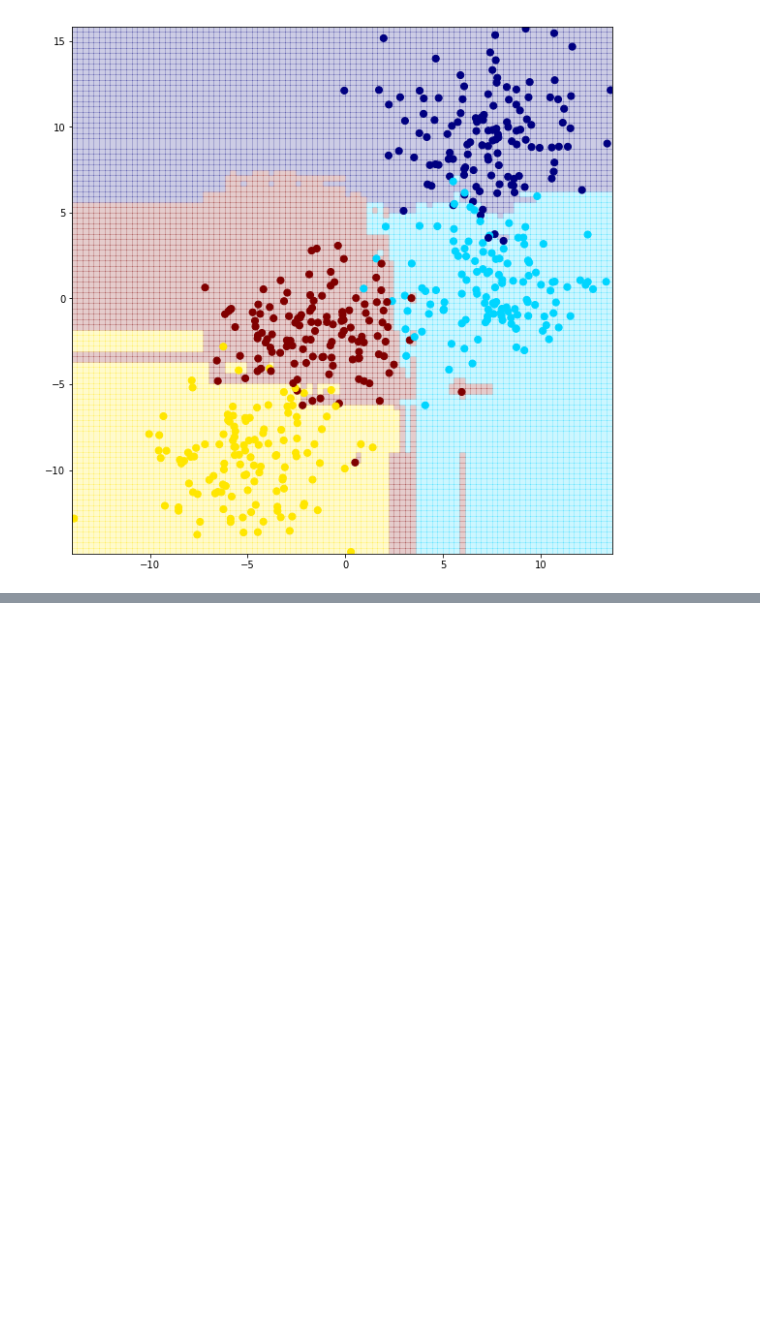
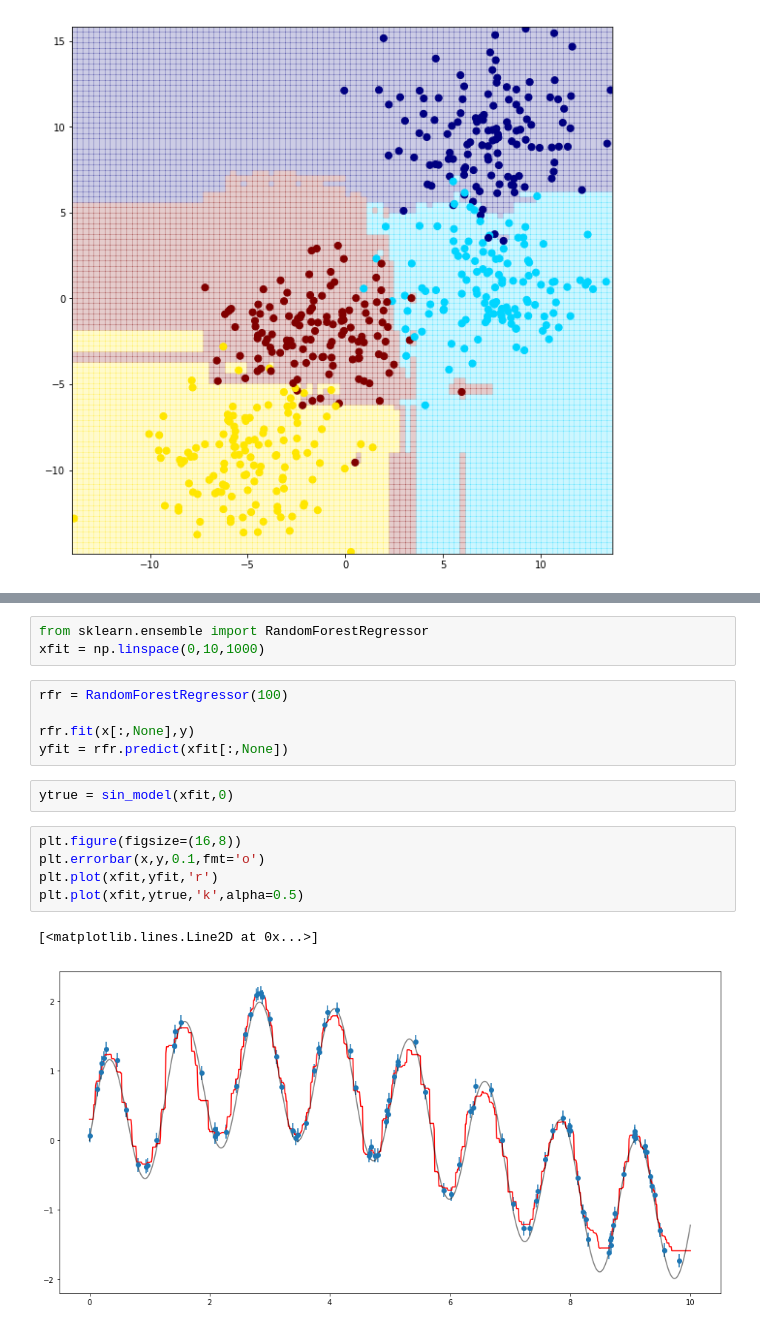
Before and after one commit to MikaylaRobinson/Learning-Python-For-Data-Analysis-And-Visualization, a Jupyter notebook: Section_10_Machine_Learning/Decision Trees and Random Forests.ipynb, the cells around one changed output, grey strips where cells are left out. Drawn from its saved outputs; the diff is of its cells as text; blank space fills up the shorter version.

```diff
--- a/Section_10_Machine_Learning/Decision Trees and Random Forests.ipynb
+++ b/Section_10_Machine_Learning/Decision Trees and Random Forests.ipynb
@@ -111,0 +127,18 @@ visualize_tree(clf,X,y,boundaries=False)
+# %%
+from sklearn.ensemble import RandomForestRegressor
+xfit = np.linspace(0,10,1000)
+# %%
+rfr = RandomForestRegressor(100)
+
+rfr.fit(x[:,None],y)
+yfit = rfr.predict(xfit[:,None])
+# %%
+ytrue = sin_model(xfit,0)
+# %%
+plt.figure(figsize=(16,8))
+plt.errorbar(x,y,0.1,fmt='o')
+plt.plot(xfit,yfit,'r')
+plt.plot(xfit,ytrue,'k',alpha=0.5)
+# %% [output]
+[<matplotlib.lines.Line2D at 0x...>]
+[figure, added]
```
Also changed, not shown: parts of 4 cells of this notebook.
